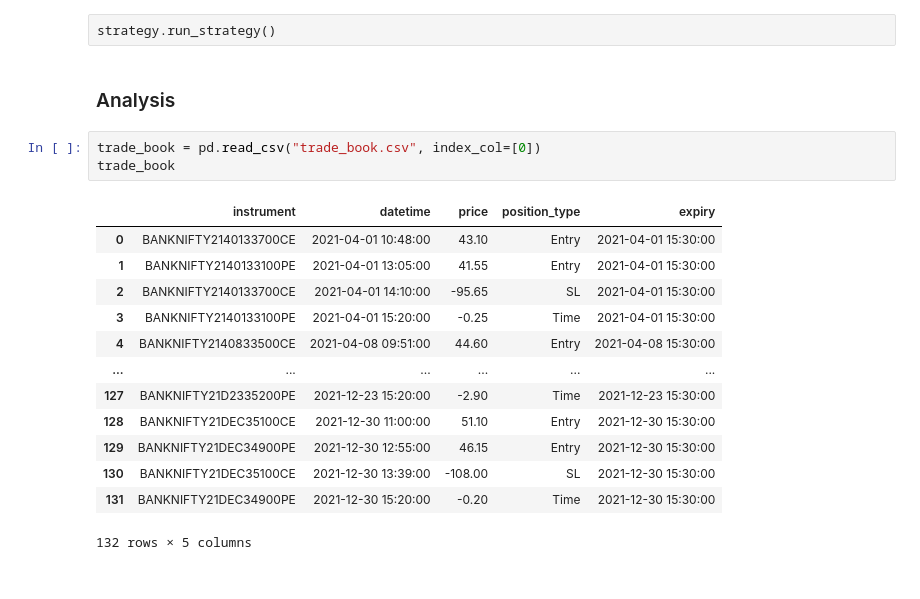
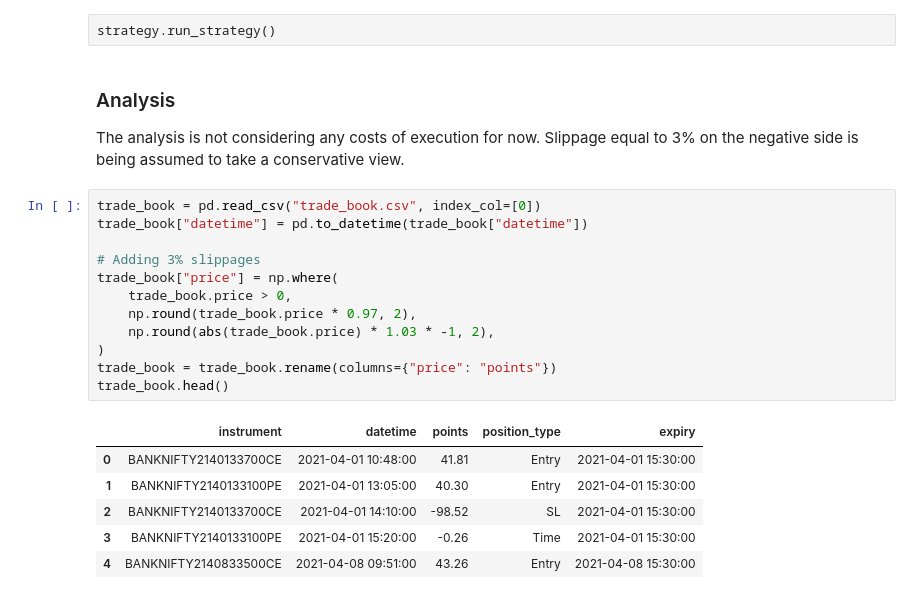
Before and after one commit to rm-21/options_backtest, a Jupyter notebook: options_backtest/backtest.ipynb, the cells around one changed output. Cells and saved outputs as stored; diff of their text form.

Commit message:
Added backtest analysis

```diff
--- a/options_backtest/backtest.ipynb
+++ b/options_backtest/backtest.ipynb
@@ -101,20 +101,23 @@ The function will take time to run since it is event-based backtesting. It is re
 strategy.run_strategy()
 # %% [markdown]
 ### Analysis
+The analysis is not considering any costs of execution for now. Slippage equal to 3% on the negative side is being assumed to take a conservative view.
 # %%
 trade_book = pd.read_csv("trade_book.csv", index_col=[0])
-trade_book
+trade_book["datetime"] = pd.to_datetime(trade_book["datetime"])
+
+# Adding 3% slippages
+trade_book["price"] = np.where(
+    trade_book.price > 0,
+    np.round(trade_book.price * 0.97, 2),
+    np.round(abs(trade_book.price) * 1.03 * -1, 2),
+)
+trade_book = trade_book.rename(columns={"price": "points"})
+trade_book.head()
 # %% [output]
-|  | instrument | datetime | price | position_type | expiry |
-| 0 | BANKNIFTY2140133700CE | 2021-04-01 10:48:00 | 43.10 | Entry | 2021-04-01 15:30:00 |
-| 1 | BANKNIFTY2140133100PE | 2021-04-01 13:05:00 | 41.55 | Entry | 2021-04-01 15:30:00 |
-| 2 | BANKNIFTY2140133700CE | 2021-04-01 14:10:00 | -95.65 | SL | 2021-04-01 15:30:00 |
-| 3 | BANKNIFTY2140133100PE | 2021-04-01 15:20:00 | -0.25 | Time | 2021-04-01 15:30:00 |
-| 4 | BANKNIFTY2140833500CE | 2021-04-08 09:51:00 | 44.60 | Entry | 2021-04-08 15:30:00 |
-| ... | ... | ... | ... | ... | ... |
-| 127 | BANKNIFTY21D2335200PE | 2021-12-23 15:20:00 | -2.90 | Time | 2021-12-23 15:30:00 |
-| 128 | BANKNIFTY21DEC35100CE | 2021-12-30 11:00:00 | 51.10 | Entry | 2021-12-30 15:30:00 |
-| 129 | BANKNIFTY21DEC34900PE | 2021-12-30 12:55:00 | 46.15 | Entry | 2021-12-30 15:30:00 |
-| 130 | BANKNIFTY21DEC35100CE | 2021-12-30 13:39:00 | -108.00 | SL | 2021-12-30 15:30:00 |
-| 131 | BANKNIFTY21DEC34900PE | 2021-12-30 15:20:00 | -0.20 | Time | 2021-12-30 15:30:00 |
+|  | instrument | datetime | points | position_type | expiry |
+| 0 | BANKNIFTY2140133700CE | 2021-04-01 10:48:00 | 41.81 | Entry | 2021-04-01 15:30:00 |
+| 1 | BANKNIFTY2140133100PE | 2021-04-01 13:05:00 | 40.30 | Entry | 2021-04-01 15:30:00 |
+| 2 | BANKNIFTY2140133700CE | 2021-04-01 14:10:00 | -98.52 | SL | 2021-04-01 15:30:00 |
+| 3 | BANKNIFTY2140133100PE | 2021-04-01 15:20:00 | -0.26 | Time | 2021-04-01 15:30:00 |
+| 4 | BANKNIFTY2140833500CE | 2021-04-08 09:51:00 | 43.26 | Entry | 2021-04-08 15:30:00 |
-132 rows × 5 columns
```
Also changed, not shown: parts of 13 cells of this notebook, 8 other files.
